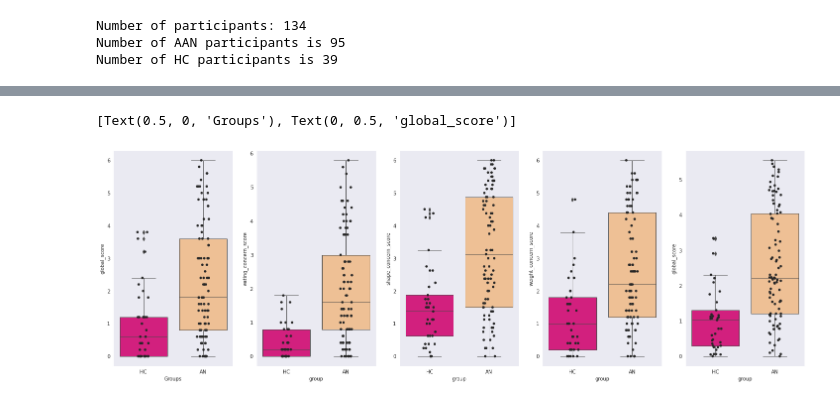
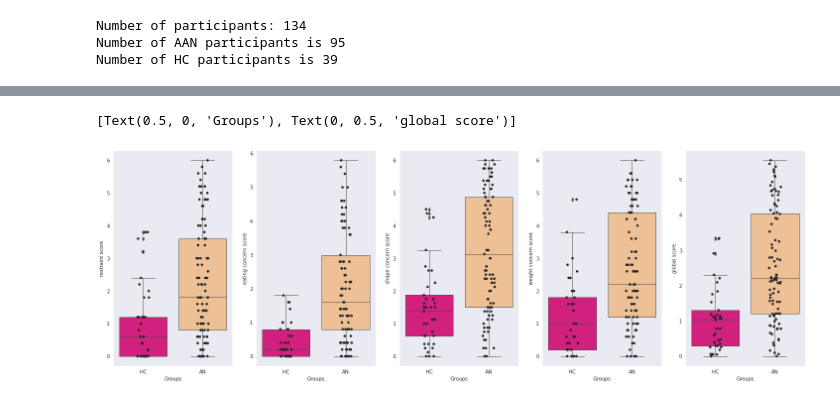
Before and after one commit to WMDA/BB_data, a Jupyter notebook: presentations/meeting.ipynb, the cells around one changed output, grey strips where cells are left out. Cells and saved outputs as stored; diff of their text form; code cells hidden in the pictures.

```diff
--- a/presentations/meeting.ipynb
+++ b/presentations/meeting.ipynb
@@ -66,25 +68,25 @@ ax.set(xlabel='Groups', ylabel='WSAS score')
 # %%
 fig,ax = plt.subplots(1,5, figsize=(25,8))
 
 sns.boxplot(x='group', y='restraint_score', data=edeq_df, ax=ax[0], linewidth=1, palette='Accent_r')
 sns.stripplot(ax=ax[0], x="group", y="restraint_score", data=edeq_df, color=".15")
-ax[0].set(xlabel='Groups', ylabel='restraint_score')
+ax[0].set(xlabel='Groups', ylabel='restraint score')
 
 sns.boxplot(x='group', y='eating_concern_score', data=edeq_df, ax=ax[1], linewidth=1, palette='Accent_r')
 sns.stripplot(ax=ax[1], x="group", y="eating_concern_score", data=edeq_df, color=".15")
-ax[0].set(xlabel='Groups', ylabel='eating_concern_score')
+ax[1].set(xlabel='Groups', ylabel='eating concern score')
 
 sns.boxplot(x='group', y='shape_concern_score', data=edeq_df, ax=ax[2], linewidth=1, palette='Accent_r')
 sns.stripplot(ax=ax[2], x="group", y="shape_concern_score", data=edeq_df, color=".15")
-ax[0].set(xlabel='Groups', ylabel='shape_concern_score')
+ax[2].set(xlabel='Groups', ylabel='shape concern score')
 
 sns.boxplot(x='group', y='weight_concern_score', data=edeq_df, ax=ax[3], linewidth=1, palette='Accent_r')
 sns.stripplot(ax=ax[3], x="group", y="weight_concern_score", data=edeq_df, color=".15")
-ax[0].set(xlabel='Groups', ylabel='weight_concern_score')
+ax[3].set(xlabel='Groups', ylabel='weight concern score')
 
 sns.boxplot(x='group', y='global_score', data=edeq_df, ax=ax[4], linewidth=1, palette='Accent_r')
 sns.stripplot(ax=ax[4], x="group", y="global_score", data=edeq_df, color=".15")
-ax[0].set(xlabel='Groups', ylabel='global_score')
+ax[4].set(xlabel='Groups', ylabel='global score')
 # %% [output]
-[Text(0.5, 0, 'Groups'), Text(0, 0.5, 'global_score')]
+[Text(0.5, 0, 'Groups'), Text(0, 0.5, 'global score')]
-[figure, old version]
+[figure, new version]
```
Also changed, not shown: parts of 7 cells of this notebook, 4 other files.
